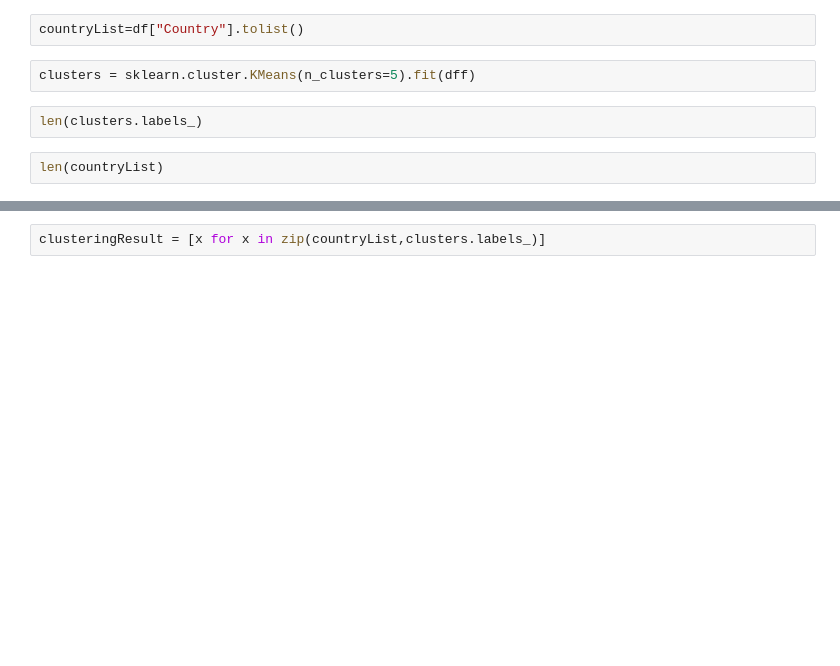
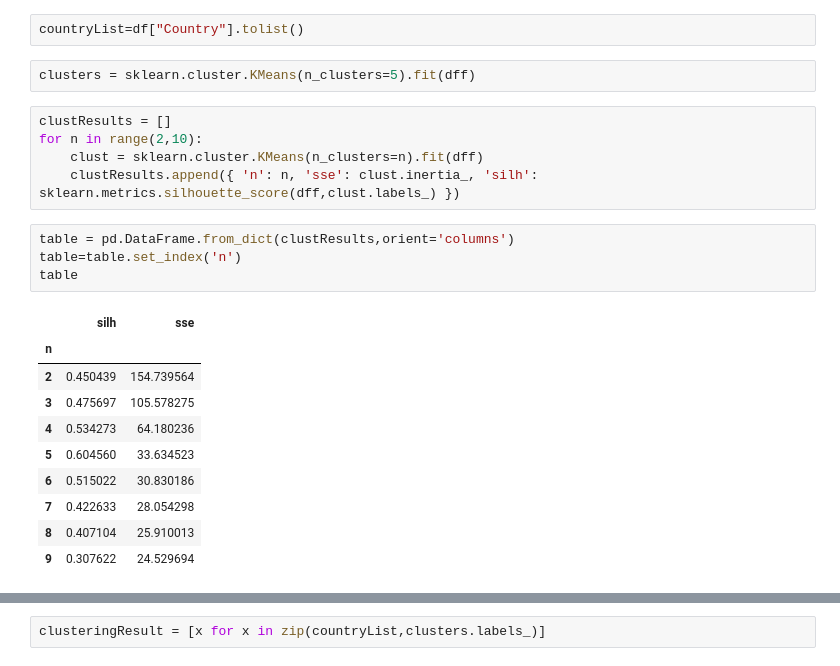
Before and after one commit to theazgra/dataAnalysisCourse, a Jupyter notebook: MAD_III/cv4/CountryHappiness.ipynb, the cells around one changed output, grey strips where cells are left out. Saved outputs shown, nothing was run; the diff lists cells and outputs as text; blank space fills up the shorter version.

```diff
--- a/MAD_III/cv4/CountryHappiness.ipynb
+++ b/MAD_III/cv4/CountryHappiness.ipynb
@@ -34,7 +49,23 @@ dff.shape
 countryList=df["Country"].tolist()
 # %%
 clusters = sklearn.cluster.KMeans(n_clusters=5).fit(dff)
-# %%
-len(clusters.labels_)
-# %%
-len(countryList)
+# %%
+clustResults = []
+for n in range(2,10):
+    clust = sklearn.cluster.KMeans(n_clusters=n).fit(dff)
+    clustResults.append({ 'n': n, 'sse': clust.inertia_, 'silh': sklearn.metrics.silhouette_score(dff,clust.labels_) })
+# %%
+table = pd.DataFrame.from_dict(clustResults,orient='columns')
+table=table.set_index('n')
+table
+# %% [output]
+|  | silh | sse |
+| n |  |  |
+| 2 | 0.450439 | 154.739564 |
+| 3 | 0.475697 | 105.578275 |
+| 4 | 0.534273 | 64.180236 |
+| 5 | 0.604560 | 33.634523 |
+| 6 | 0.515022 | 30.830186 |
+| 7 | 0.422633 | 28.054298 |
+| 8 | 0.407104 | 25.910013 |
+| 9 | 0.307622 | 24.529694 |
```
Also changed, not shown: parts of 11 cells of this notebook, 3 other files.
